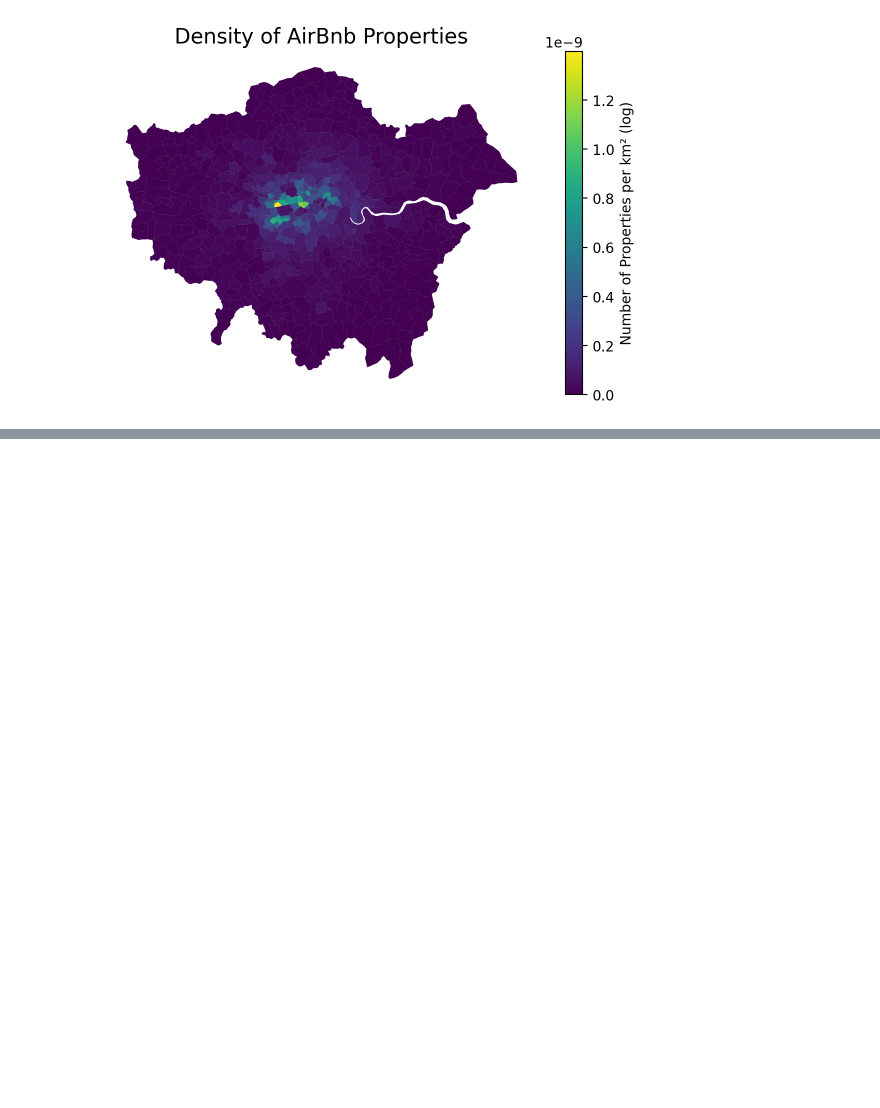
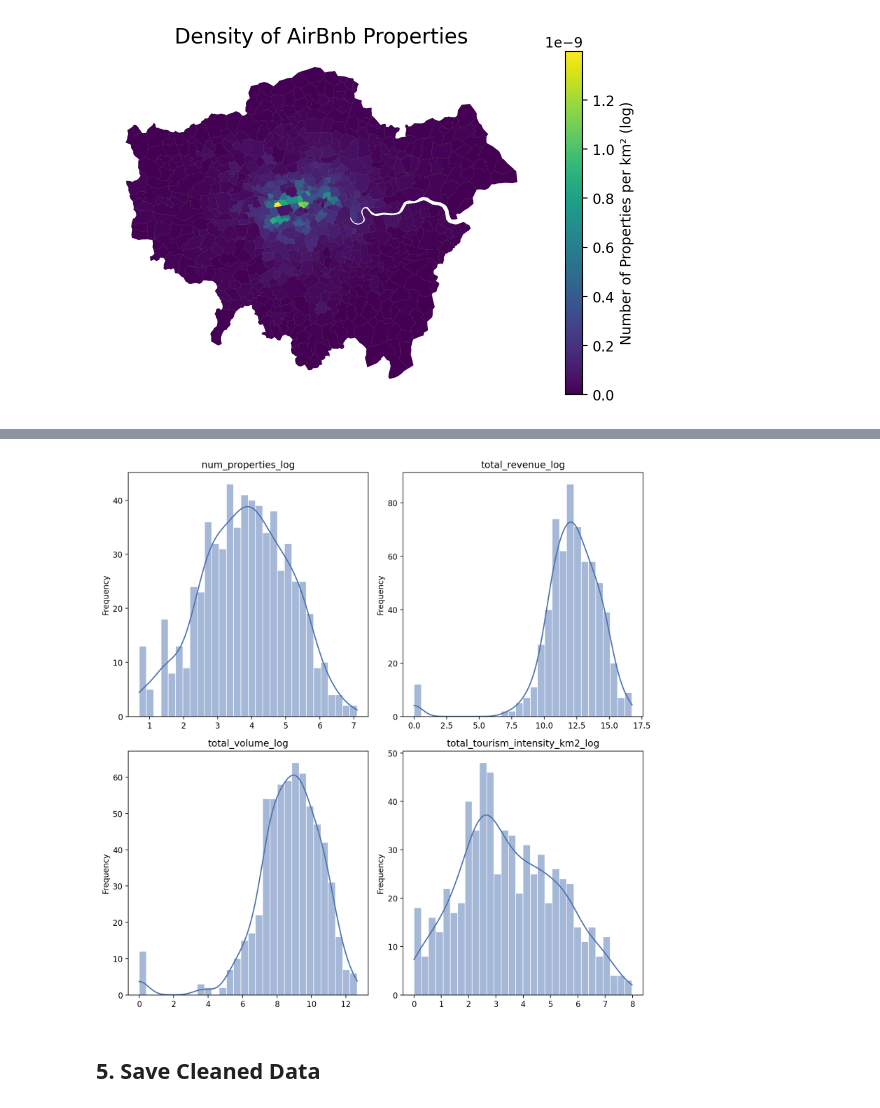
Before and after one commit to ElisJD/POI-and-STR-Guest-Modelling, a Jupyter notebook: notebooks/london/01_airbnb_data_preparation.ipynb, the cells around one changed output, grey strips where cells are left out. Cells and saved outputs as stored; diff of their text form; code cells hidden in the pictures; blank space fills up the shorter version.

```diff
--- a/notebooks/london/01_airbnb_data_preparation.ipynb
+++ b/notebooks/london/01_airbnb_data_preparation.ipynb
@@ -196,0 +348,29 @@ plt.show()
+# %%
+# Logged Histograms
+fig, axes = plt.subplots(nrows=2, ncols=2, figsize=(10,10))
+axes = axes.flatten()
+
+for i, col in enumerate(airbnb_plot_cols_log):
+    sns.histplot(
+        data = airbnb_per_london_glx,
+        x = col,
+        ax = axes[i],
+        kde = True,
+        color = '#4c72b0',
+        edgecolor = 'white',
+        bins = 30
+    )
+    axes[i].set_title(legend_titles.get(col, col), fontsize = 12)
+    axes[i].set_xlabel("")
+    axes[i].set_ylabel("Frequency")
+
+# Turn off any unused subplots if columns < 6
+for j in range(len(airbnb_plot_cols), len(axes)):
+    axes[j].axis('off')
+
+plt.tight_layout()
+plt.show()
+# %% [output]
+[figure, added]
+# %% [markdown]
+## 5. Save Cleaned Data
```
Also changed, not shown: parts of 6 cells of this notebook.
